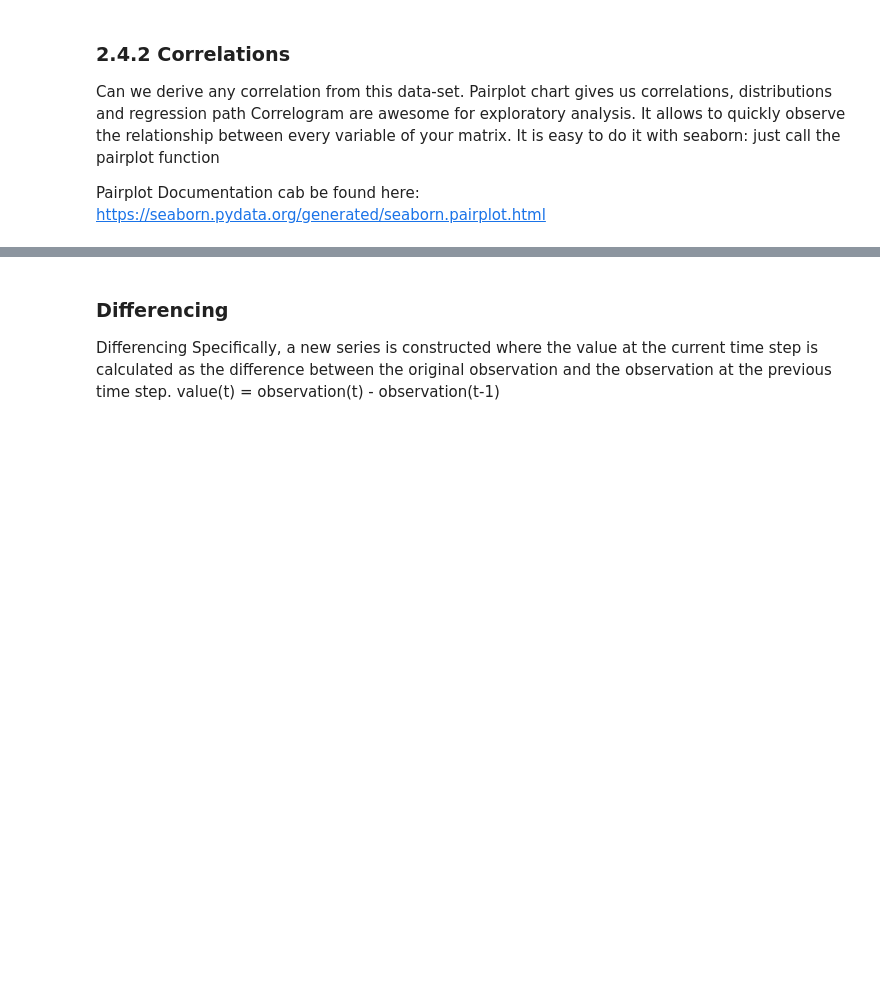
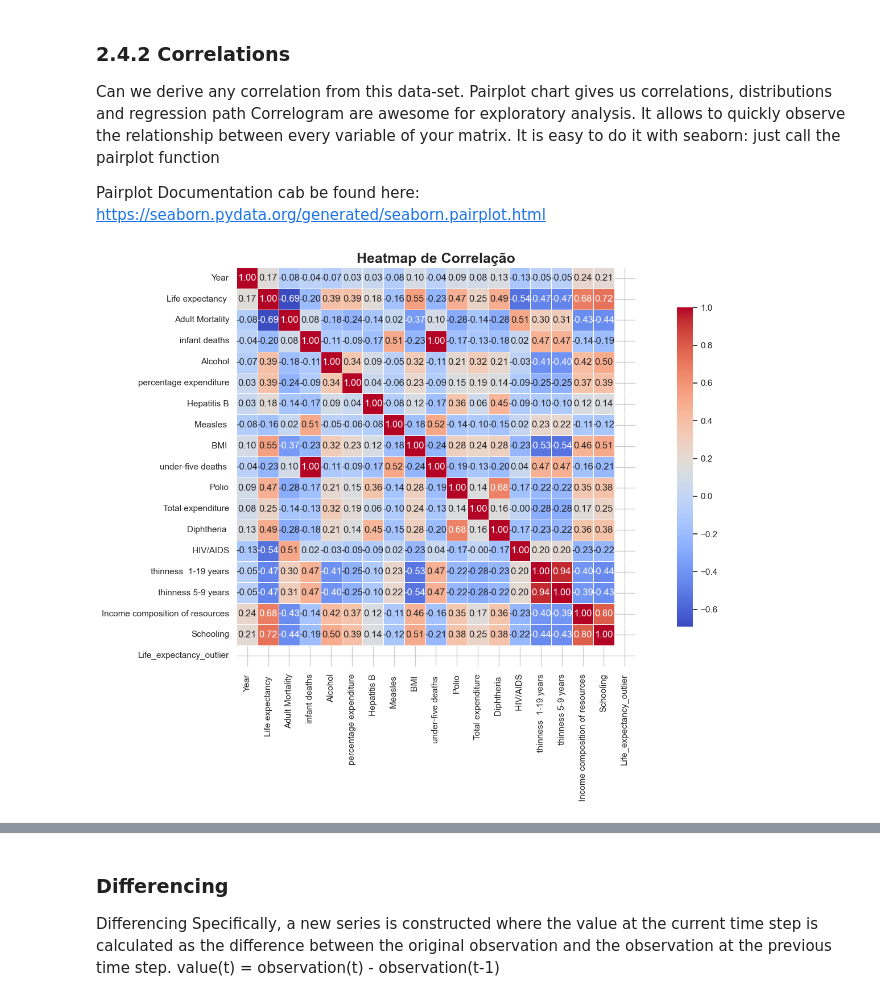
Before and after one commit to jpmrdad26/Projetos-Ciencia-de-dados, a Jupyter notebook: CRISP-DM Projeto Final.ipynb, the cells around one changed output, grey strips where cells are left out. Drawn from its saved outputs; the diff is of its cells as text; code cells hidden in the pictures; blank space fills up the shorter version.

```diff
--- a/CRISP-DM Projeto Final.ipynb
+++ b/CRISP-DM Projeto Final.ipynb
@@ -745,0 +775,27 @@ df_agg = df.groupby(['y']).sum()
+# %%
+#grafico para verificar a correlações fortes
+# Calcula a matriz de correlação
+corr_matrix = df_3.corr(numeric_only=True)
+
+# Define o tamanho da figura
+plt.figure(figsize=(15, 10))
+
+# Cria o heatmap de correlação usando seaborn
+sns.heatmap(corr_matrix,
+            annot=True,  # Exibe os valores de correlação dentro das células
+            fmt=".2f",  # Formato dos números (2 casas decimais)
+            cmap='coolwarm',  # Paleta de cores para o heatmap
+            linewidths=0.5,  # Largura das linhas que separam as células
+            cbar_kws={"shrink": 0.8},  # Ajusta o tamanho da barra de cores
+            square=True)  # Mantém as células quadradas
+
+# Adiciona um título ao gráfico
+plt.title('Heatmap de Correlação', fontsize=18, fontweight='bold')
+
+# Ajusta o layout para evitar sobreposição de elementos
+plt.tight_layout()
+
+# Exibe o gráfico
+plt.show()
+# %% [output]
+[figure, added]
```
Also changed, not shown: parts of 25 cells of this notebook.
